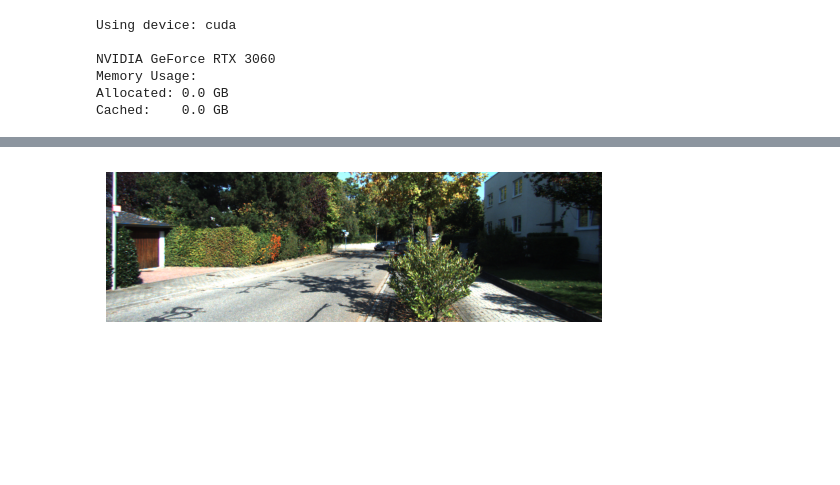
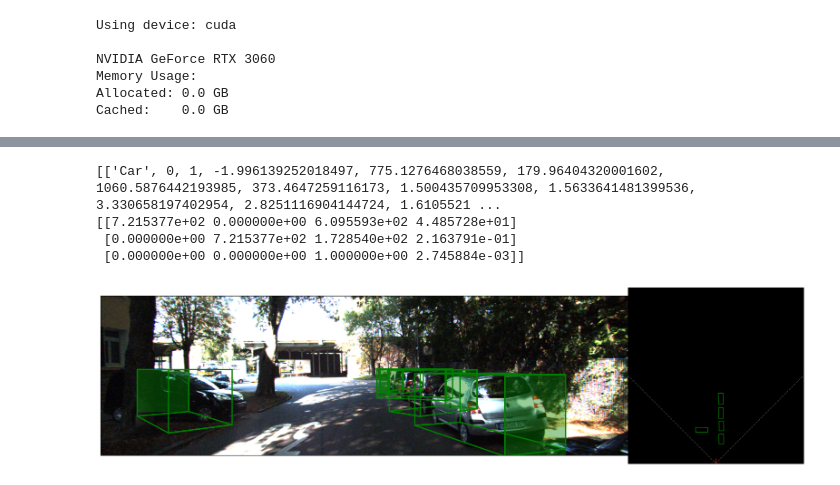
Before and after one commit to Akos0628/MonoLSS, a Jupyter notebook: visualize.ipynb, the cells around one changed output, grey strips where cells are left out. Cells and saved outputs as stored; diff of their text form; code cells hidden in the pictures; blank space fills up the shorter version.

Commit message:
3d visualization added from MonoDTR

```diff
--- a/visualize.ipynb
+++ b/visualize.ipynb
@@ -70,16 +73,3 @@ NVIDIA GeForce RTX 3060
 Memory Usage:
 Allocated: 0.0 GB
 Cached:    0.0 GB
-# %%
-from lib.helpers.print_helper import Printer
-
-# evaluation mode
-if mode == 'eval':
-    print('evaluation mode')
-    printer = Printer(cfg['tester'], cfg['dataset'], model, val_loader, logger)
-elif mode == 'test':
-    print('test mode')
-    printer = Printer(cfg['tester'], cfg['dataset'], model, test_loader, logger)
-else:
-    print('train mode')
-    printer = Printer(cfg['tester'], cfg['dataset'], model, train_loader, logger)
@@ -90,7 +447,20 @@ test mode
 # %%
 idx = 0
-# %%
-printer.print(idx)
-idx = idx + 1
-# %% [output]
-[figure, removed]
+# %%
+img, calibs, coord_ranges, info, dets = printer.print(idx)
+dets = dets[idx]
+preds = []
+for d in dets:
+    tmp = ['Car', 0]
+    tmp.extend(d)
+    preds.append(tmp)
+print(preds)
+visualization(img, calibs, [], preds)
+
+idx = idx + 1
+# %% [output]
+[['Car', 0, 1, -1.996139252018497, 775.1276468038559, 179.96404320001602, 1060.5876442193985, 373.4647259116173, 1.500435709953308, 1.5633641481399536, 3.330658197402954, 2.8251116904144724, 1.6105521 ...
+[[7.215377e+02 0.000000e+00 6.095593e+02 4.485728e+01]
+ [0.000000e+00 7.215377e+02 1.728540e+02 2.163791e-01]
+ [0.000000e+00 0.000000e+00 1.000000e+00 2.745884e-03]]
+[figure, added]
```
Also changed, not shown: parts of 7 cells of this notebook, 1 other file.
